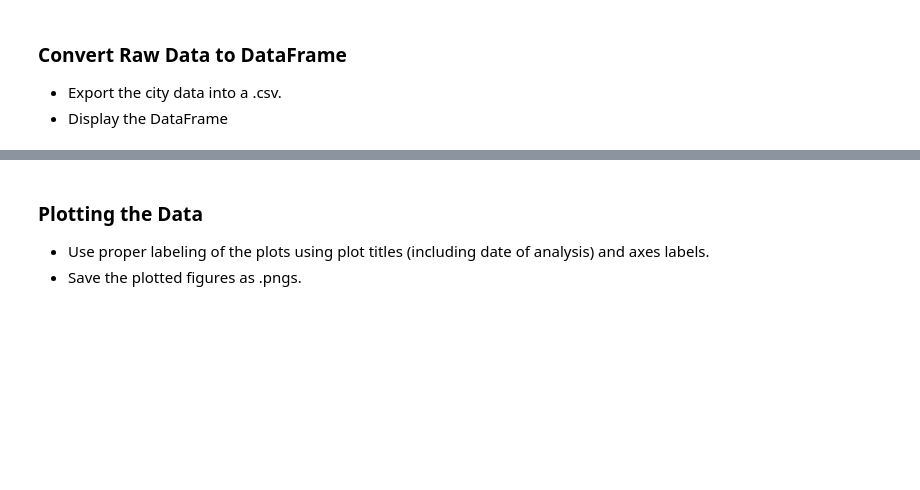
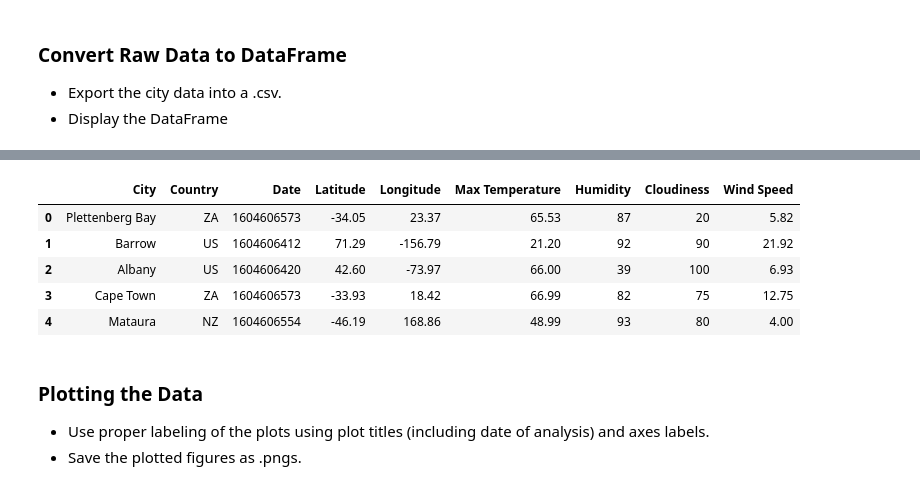
Before and after one commit to RUBALBHULLAR/Python-api-challenge, a Jupyter notebook: starter_code/WeatherPy.ipynb, the cells around one changed output, grey strips where cells are left out. Cells and saved outputs as stored; diff of their text form; code cells hidden in the pictures; blank space fills up the shorter version.

```diff
--- a/starter_code/WeatherPy.ipynb
+++ b/starter_code/WeatherPy.ipynb
@@ -191,3 +200,13 @@ dtype: int64
+# %%
+# Display DataFrame
+weather_data.head()
+# %% [output]
+|  | City | Country | Date | Latitude | Longitude | Max Temperature | Humidity | Cloudiness | Wind Speed |
+| 0 | Plettenberg Bay | ZA | 1604606573 | -34.05 | 23.37 | 65.53 | 87 | 20 | 5.82 |
+| 1 | Barrow | US | 1604606412 | 71.29 | -156.79 | 21.20 | 92 | 90 | 21.92 |
+| 2 | Albany | US | 1604606420 | 42.60 | -73.97 | 66.00 | 39 | 100 | 6.93 |
+| 3 | Cape Town | ZA | 1604606573 | -33.93 | 18.42 | 66.99 | 82 | 75 | 12.75 |
+| 4 | Mataura | NZ | 1604606554 | -46.19 | 168.86 | 48.99 | 93 | 80 | 4.00 |
 # %% [markdown]
 ### Plotting the Data
 * Use proper labeling of the plots using plot titles (including date of analysis) and axes labels.
```
Also changed, not shown: parts of 9 cells of this notebook, 2 other files.
